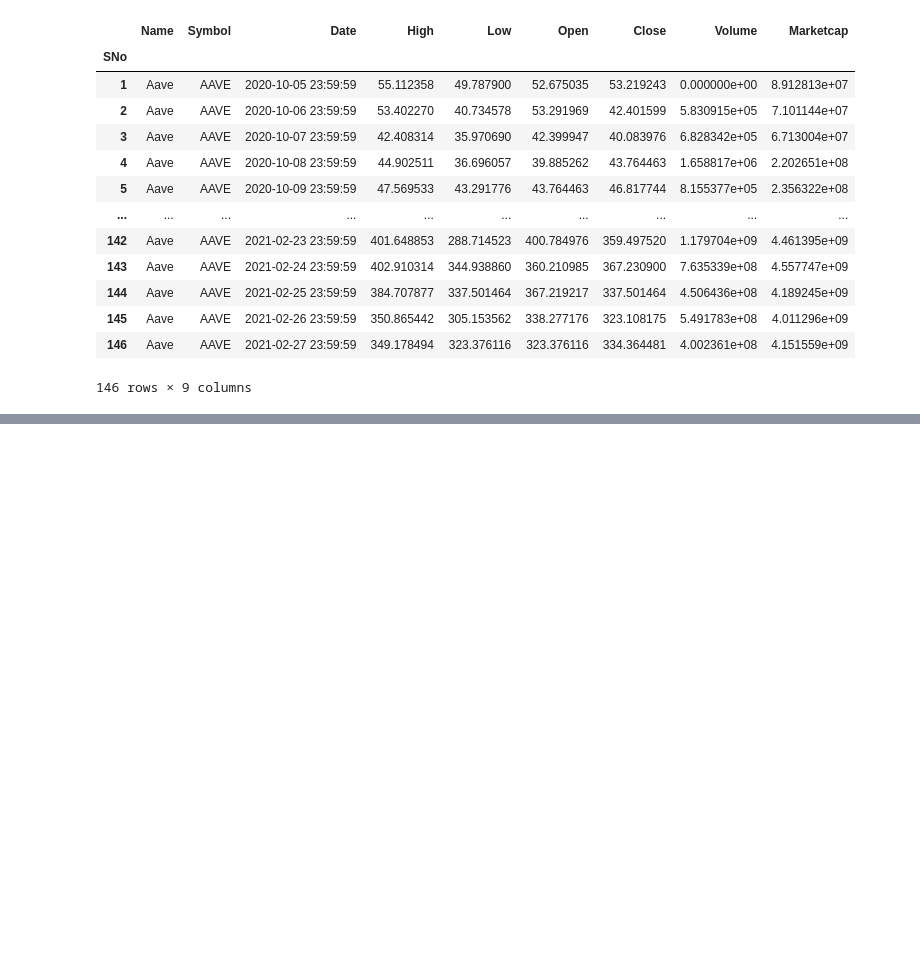
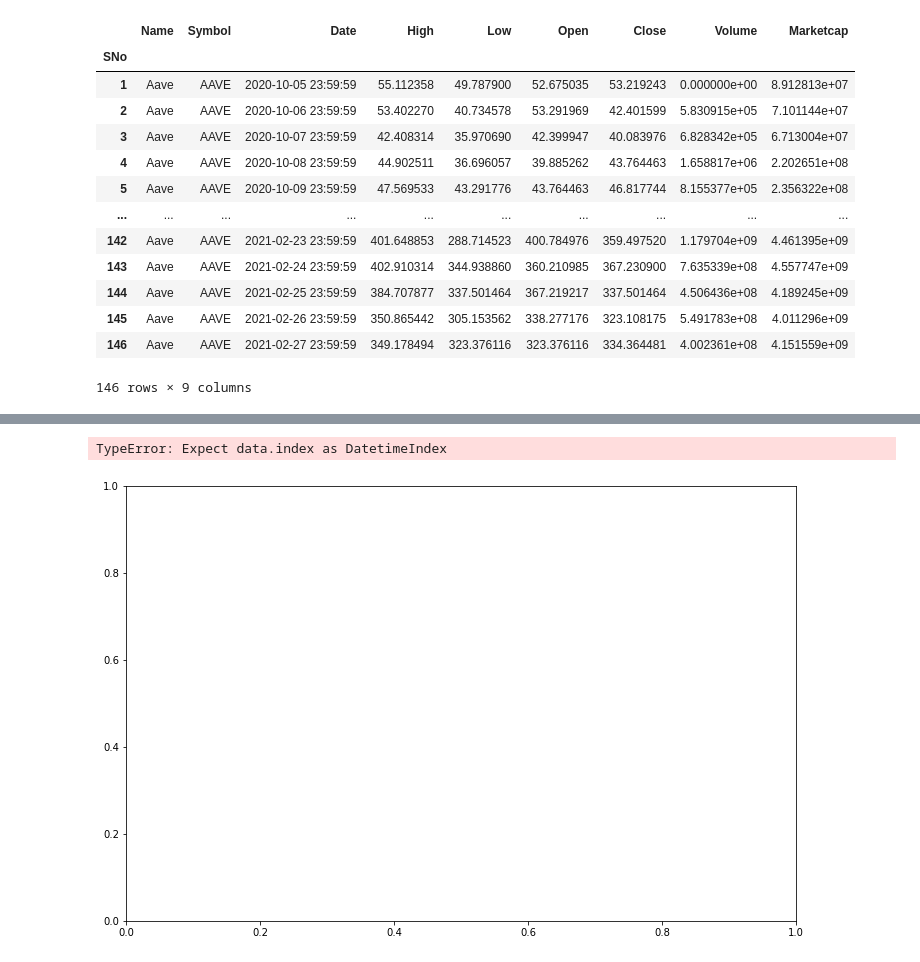
Before and after one commit to ArtTucker/crypto_prices_ML, a Jupyter notebook: preprocessing/by_coin/aave_preprocessing.ipynb, the cells around one changed output, grey strips where cells are left out. Saved outputs shown, nothing was run; the diff lists cells and outputs as text; code cells hidden in the pictures; blank space fills up the shorter version.

```diff
--- a/preprocessing/by_coin/aave_preprocessing.ipynb
+++ b/preprocessing/by_coin/aave_preprocessing.ipynb
@@ -77,0 +124,23 @@ aave_df
+# %%
+
+
+# ohlc = []
+# for ind, row in temp_aave_df.iterrows():
+#    ol = [row['Date'],row['Open'], row['High'], row['Low'], row['Close'], row['Volume']]
+#    ohlc.append(ol)
+
+# mpf.plot(ax1, ohlc, width=0.4, colorup='#77d879', colordown='#db3f3f')
+
+mpf.plot(aave_df)
+
+ax1.xaxis.set_major_formatter(mdates.DateFormatter('%Y-%m-%d'))
+ax1.xaxis.set_major_locator(mticker.MaxNLocator(10))
+
+plt.xlabel("Date", fontsize=12)
+plt.ylabel("Price in USD", fontsize=12)
+plt.title("Candlestick chart for Aave", fontsize=15)
+plt.subplots_adjust(left=0.09, bottom=0.20, right=0.94, top=0.90, wspace=0.2, hspace=0)
+plt.show()
+# %% [output]
+TypeError: Expect data.index as DatetimeIndex
+[figure, added]
```
Also changed, not shown: parts of 11 cells of this notebook.
